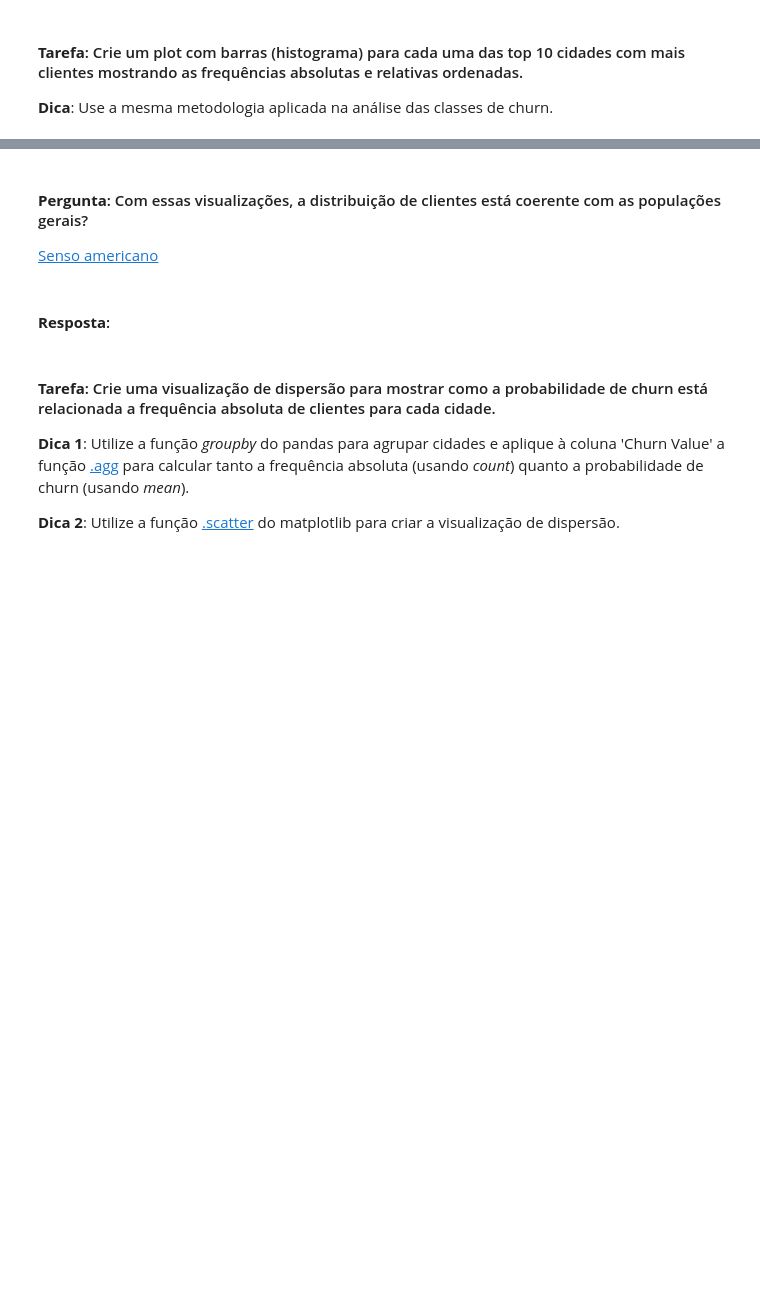
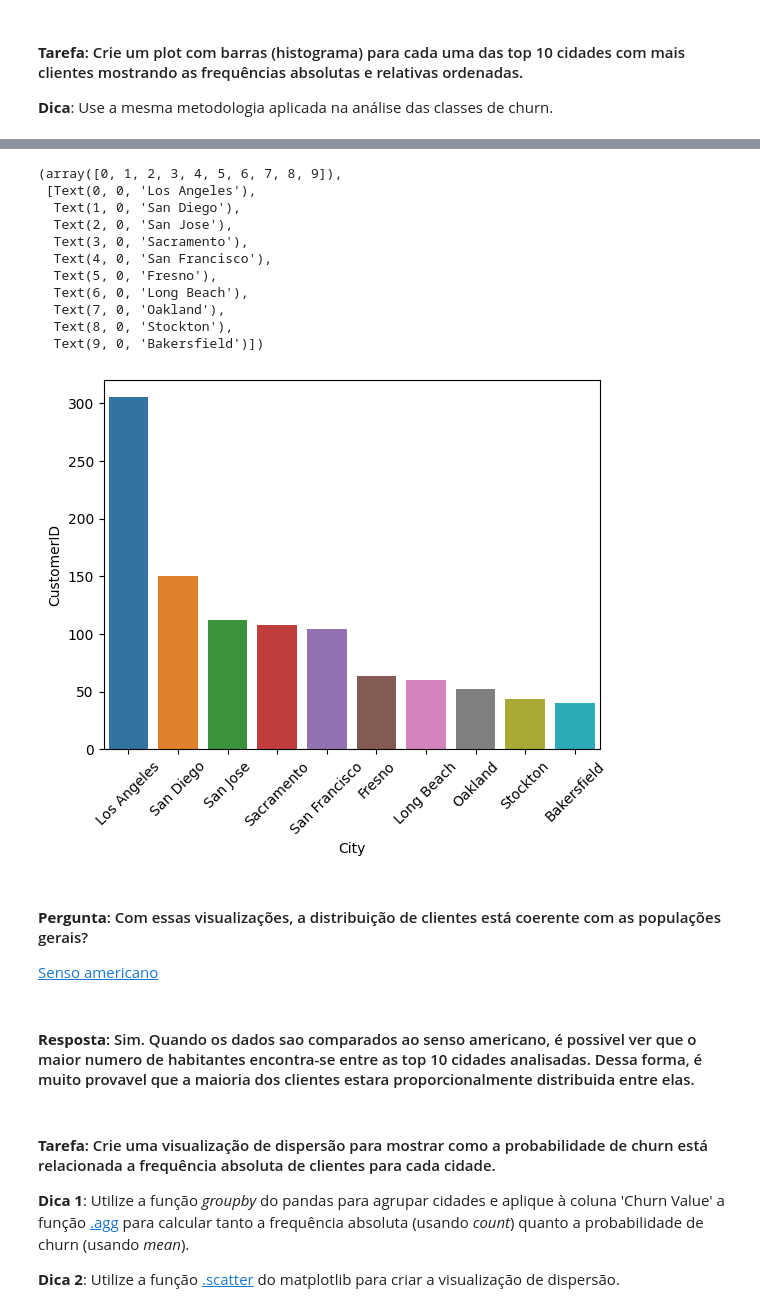
Before and after one commit to yannacavalcanti/bootcampPortfolioOutubro2023, a Jupyter notebook: 3. Detecção dos drivers de churn para retenção de clientes_joao.ipynb, the cells around one changed output, grey strips where cells are left out. Drawn from its saved outputs; the diff is of its cells as text; code cells hidden in the pictures; blank space fills up the shorter version.

```diff
--- a/3. Detecção dos drivers de churn para retenção de clientes_joao.ipynb
+++ b/3. Detecção dos drivers de churn para retenção de clientes_joao.ipynb
@@ -581,8 +615,26 @@ fig.show()
+# %%
+df_cities_plot = data.groupby('City')['CustomerID'].count().sort_values(ascending=False).reset_index().head(10)
+# %%
+sns.barplot(x = 'City', y = 'CustomerID', data = df_cities_plot)
+plt.xticks(rotation = 45)
+# %% [output]
+(array([0, 1, 2, 3, 4, 5, 6, 7, 8, 9]),
+ [Text(0, 0, 'Los Angeles'),
+  Text(1, 0, 'San Diego'),
+  Text(2, 0, 'San Jose'),
+  Text(3, 0, 'Sacramento'),
+  Text(4, 0, 'San Francisco'),
+  Text(5, 0, 'Fresno'),
+  Text(6, 0, 'Long Beach'),
+  Text(7, 0, 'Oakland'),
+  Text(8, 0, 'Stockton'),
+  Text(9, 0, 'Bakersfield')])
+[figure, added]
 # %% [markdown]
 #### **Pergunta**: Com essas visualizações, a distribuição de clientes está coerente com as populações gerais?
 [Senso americano](https://en.wikipedia.org/wiki/List_of_largest_cities_in_California_by_population)
-# %% [markdown]
-#### **Resposta**:
+# %% [markdown]
+#### **Resposta**: Sim. Quando os dados sao comparados ao senso americano, é possivel ver que o maior numero de habitantes encontra-se entre as top 10 cidades analisadas. Dessa forma, é muito provavel que a maioria dos clientes estara proporcionalmente distribuida entre elas.
 # %% [markdown]
 #### **Tarefa**: Crie uma visualização de dispersão para mostrar como a probabilidade de churn está relacionada a frequência absoluta de clientes para cada cidade.
 
```
Also changed, not shown: parts of 39 cells of this notebook.
